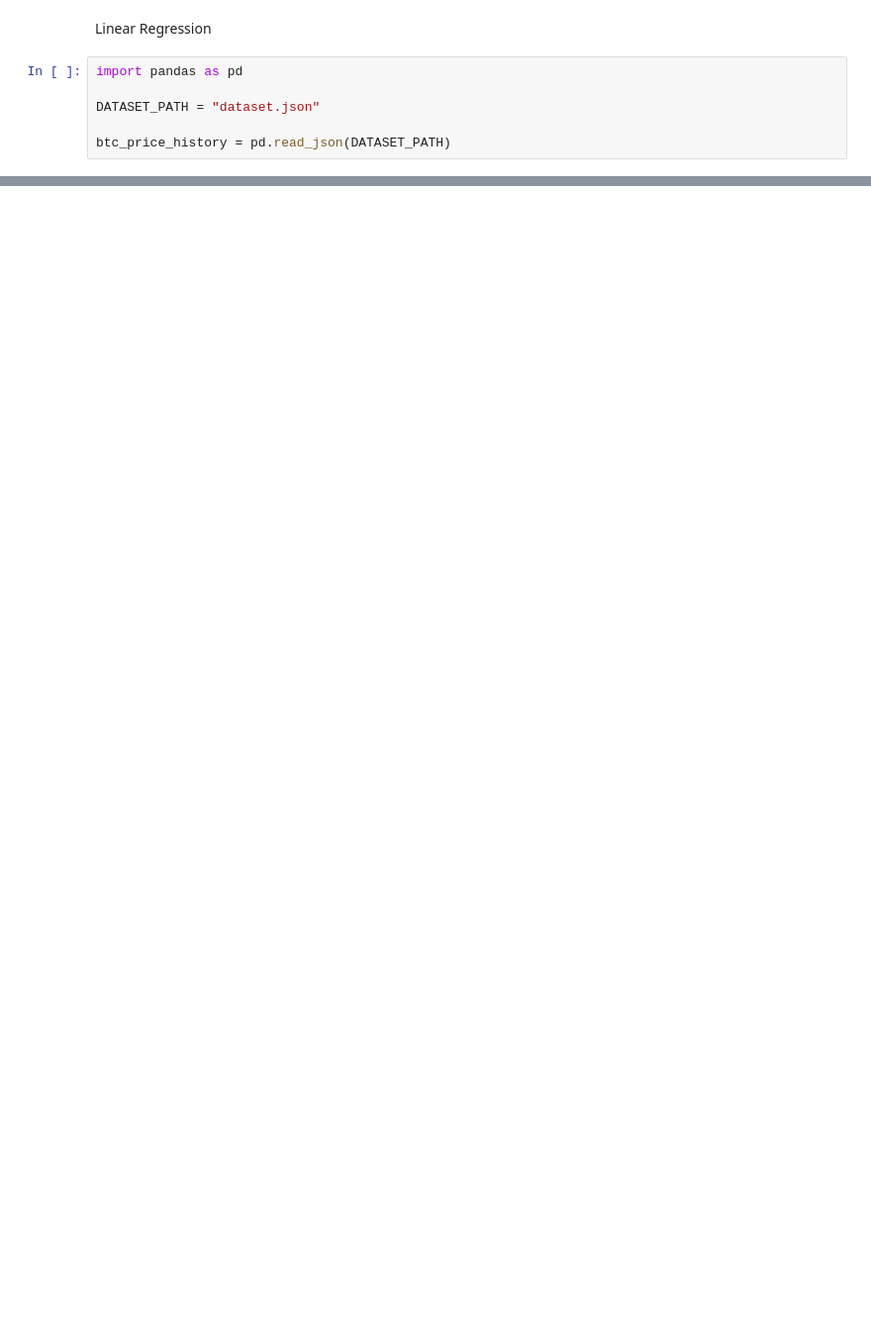
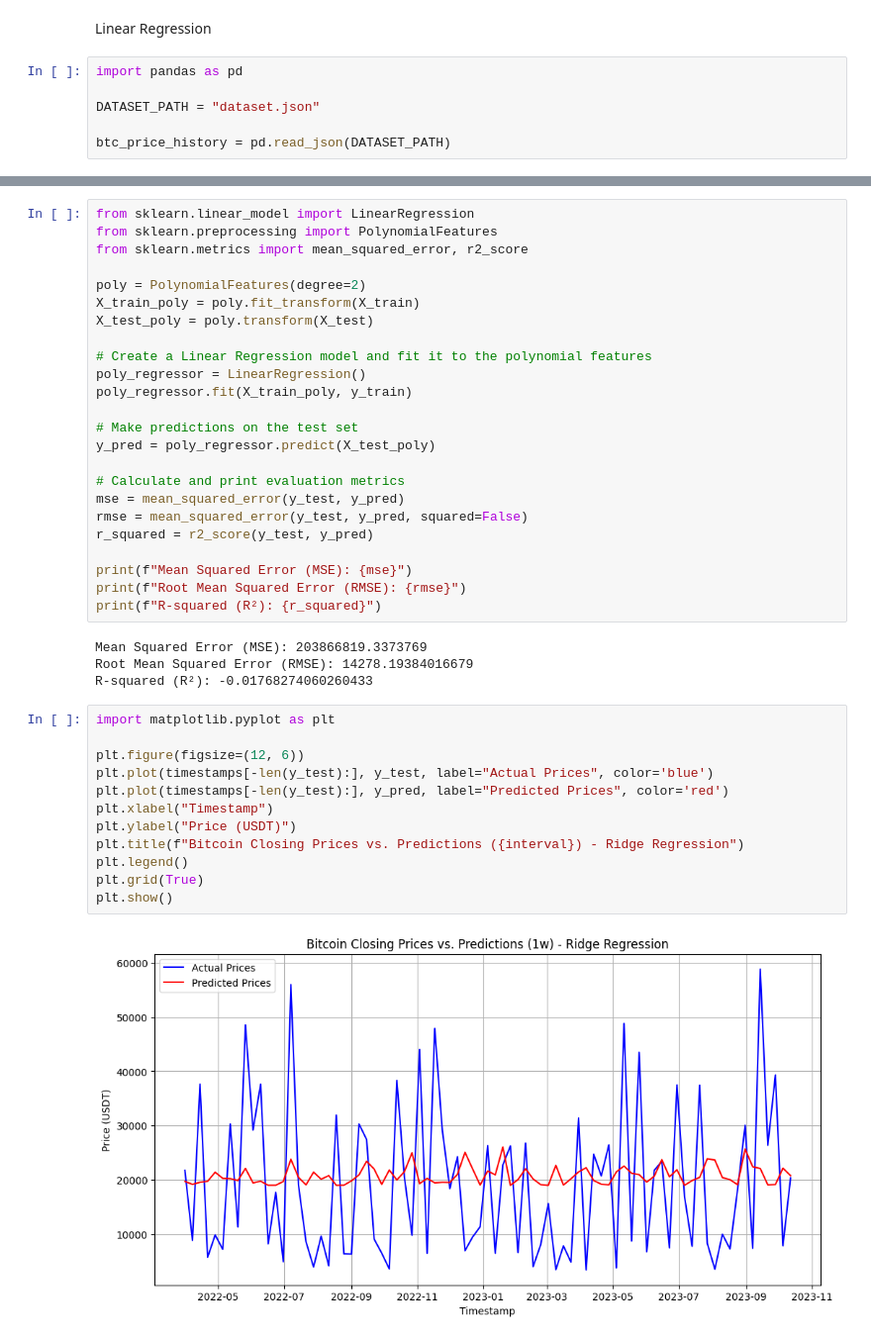
Before and after one commit to deeckn/bitcoin-predictions, a Jupyter notebook: linear_regression.ipynb, the cells around one changed output, grey strips where cells are left out. Shown at 99% size. Drawn from its saved outputs; the diff is of its cells as text; blank space fills up the shorter version.

Commit message:
add models

```diff
--- a/linear_regression.ipynb
+++ b/linear_regression.ipynb
@@ -64,0 +155,42 @@ array([18015.95770808])
+# %%
+from sklearn.linear_model import LinearRegression
+from sklearn.preprocessing import PolynomialFeatures
+from sklearn.metrics import mean_squared_error, r2_score
+
+poly = PolynomialFeatures(degree=2)
+X_train_poly = poly.fit_transform(X_train)
+X_test_poly = poly.transform(X_test)
+
+# Create a Linear Regression model and fit it to the polynomial features
+poly_regressor = LinearRegression()
+poly_regressor.fit(X_train_poly, y_train)
+
+# Make predictions on the test set
+y_pred = poly_regressor.predict(X_test_poly)
+
+# Calculate and print evaluation metrics
+mse = mean_squared_error(y_test, y_pred)
+rmse = mean_squared_error(y_test, y_pred, squared=False)
+r_squared = r2_score(y_test, y_pred)
+
+print(f"Mean Squared Error (MSE): {mse}")
+print(f"Root Mean Squared Error (RMSE): {rmse}")
+print(f"R-squared (R²): {r_squared}")
+# %% [output]
+Mean Squared Error (MSE): 203866819.3373769
+Root Mean Squared Error (RMSE): 14278.19384016679
+R-squared (R²): -0.01768274060260433
+# %%
+import matplotlib.pyplot as plt
+
+plt.figure(figsize=(12, 6))
+plt.plot(timestamps[-len(y_test):], y_test, label="Actual Prices", color='blue')
+plt.plot(timestamps[-len(y_test):], y_pred, label="Predicted Prices", color='red')
+plt.xlabel("Timestamp")
+plt.ylabel("Price (USDT)")
+plt.title(f"Bitcoin Closing Prices vs. Predictions ({interval}) - Ridge Regression")
+plt.legend()
+plt.grid(True)
+plt.show()
+# %% [output]
+[figure, added]
```
Also changed, not shown: parts of 10 cells of this notebook.
